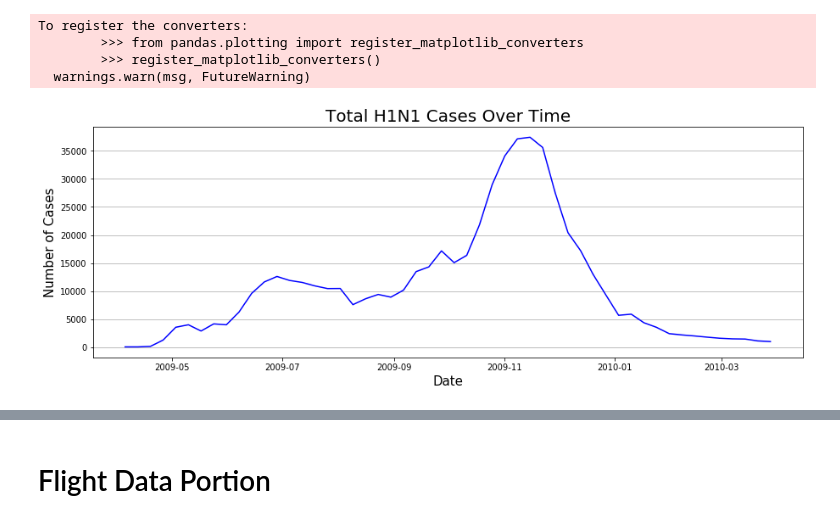
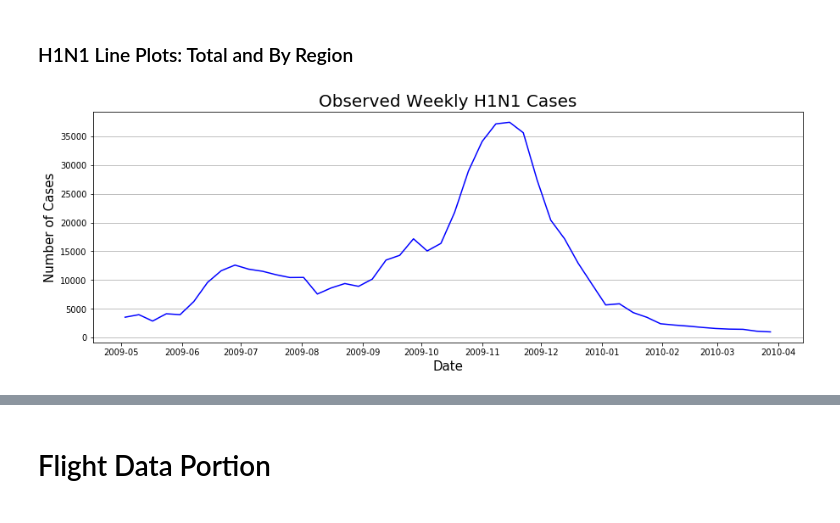
Before and after one commit to vbhakta27/group3, a Jupyter notebook: Main.ipynb, the cells around one changed output, grey strips where cells are left out. Cells and saved outputs as stored; diff of their text form; code cells hidden in the pictures.

```diff
--- a/Main.ipynb
+++ b/Main.ipynb
@@ -14,16 +16,30 @@ import matplotlib.ticker as ticker
 #define and read data files
 flu_file = "input_data/flu_data.csv"
 flight_file = "input_data/Flights_3_12_2020.csv"
-coordinates_file = "input_data/Flights_3_12_2020.csv"
+lat_lng_csv = "input_data/citycoords.csv"
 
+#read CSV input files
 flu_data = pd.read_csv(flu_file, encoding = 'ISO-8859-1')
-flight_data_df = pd.read_csv(flight_file)
+flight_data_df = pd.read_csv(flight_file, encoding = 'ISO-8859-1')
+lat_lng_df = pd.read_csv(lat_lng_csv)
 
+#convert time values from flu data
 flu_data['SDATE'] = pd.to_datetime(flu_data["SDATE"])
 flu_data['EDATE'] = pd.to_datetime(flu_data["EDATE"])
 
+#rename columns in lat long file
+lat_lng_df = lat_lng_df.rename(columns={"name_long": "Country"})
 
-#shorten time-frame
-trimmed_flu_data = flu_data.loc[(flu_data["EDATE"] >= "2009-04-01") & (flu_data["EDATE"] < "2010-04-01") ]
+#rename columns in flu data
+flu_data = flu_data.rename(columns = {'AH1N12009':'H1N1_Cases'})
+
+
+#shorten time-frame in flu data
+trimmed_flu_data = flu_data.loc[(flu_data["EDATE"] >= "2009-05-01") & (flu_data["EDATE"] < "2010-04-01") ]
+
+#remove unecessary columns  in flu data
+trimmed_flu_data = trimmed_flu_data[['WHOREGION', 'Country', 'Year', 'Month', 'Week', 'SDATE', 'EDATE', 'H1N1_Cases', 'TITLE' ]]
+
+#preview data
 trimmed_flu_data.head()
 # %% [output]
@@ -66,29 +81,30 @@ trimmed_flu_data
+# %% [markdown]
+### H1N1 Line Plots: Total and By Region
 # %%
+#Code here is used to plot Total Observed Weekly H1N1 Cases:
+
+#group trimmed flu data by EDATE
 who_total = trimmed_flu_data.groupby(["EDATE"])
 
-who_vol = who_total["AH1N12009"].sum()
+#grab sum
+who_vol = who_total["H1N1_Cases"].sum()
 
+#reset index
 who_vol.sort_index(inplace = True)
 
+#plot data
 plt.figure(figsize = (15,5))
 main_plot = plt.plot( who_vol, color = "blue", label = "Cases")
-#tick_locations = [date for date in dates]
-#plt.xticks(tick_locations, rotation = "90")
 plt.tick_params(axis = 'both', labelsize = 10)
 
 ax = plt.axes()
 
-#ax.xaxis.set_major_locator(ticker.MultipleLocator(5))
-
-plt.title("Total H1N1 Cases Over Time", fontsize = 20)
+#set titles and axis labels
+plt.title("Observed Weekly H1N1 Cases", fontsize = 20)
 plt.ylabel("Number of Cases", fontsize = 15)
 plt.xlabel("Date", fontsize = 15)
 plt.grid(axis = 'y')
 plt.show()
 # %% [output]
-To register the converters:
-        >>> from pandas.plotting import register_matplotlib_converters
-        >>> register_matplotlib_converters()
-  warnings.warn(msg, FutureWarning)
-[figure, old version]
+[figure, new version]
 # %%
```
Also changed, not shown: parts of 23 cells of this notebook, 7 other files.
